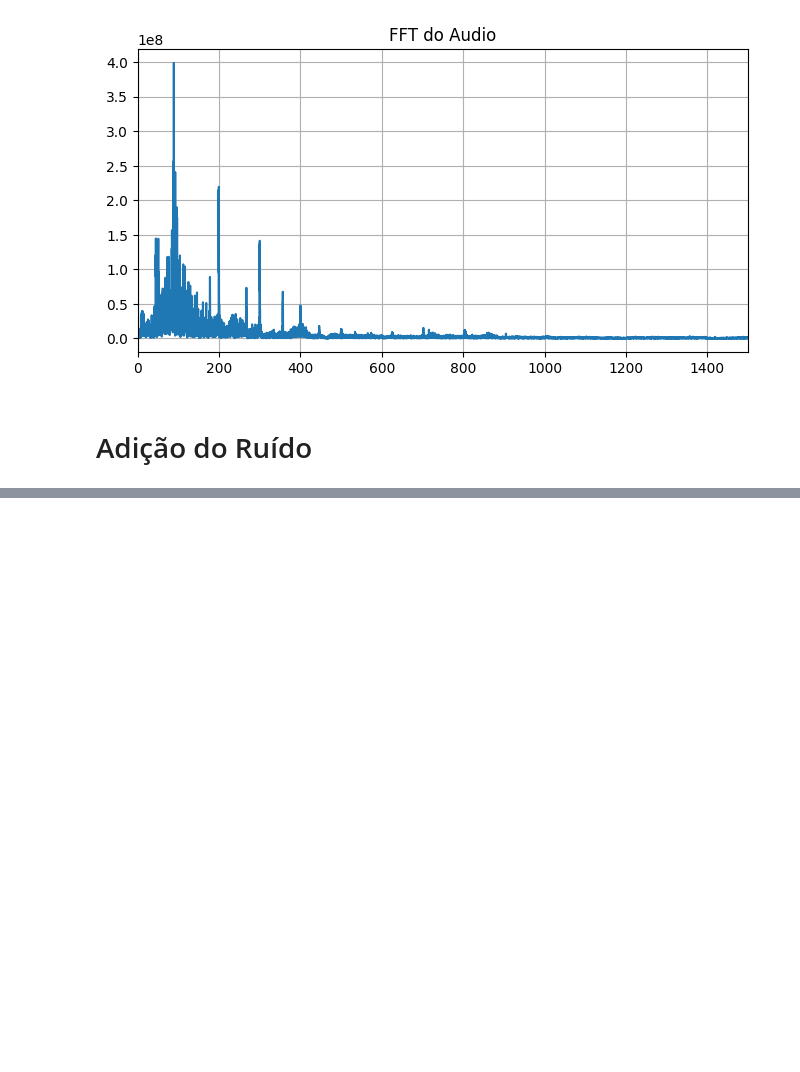
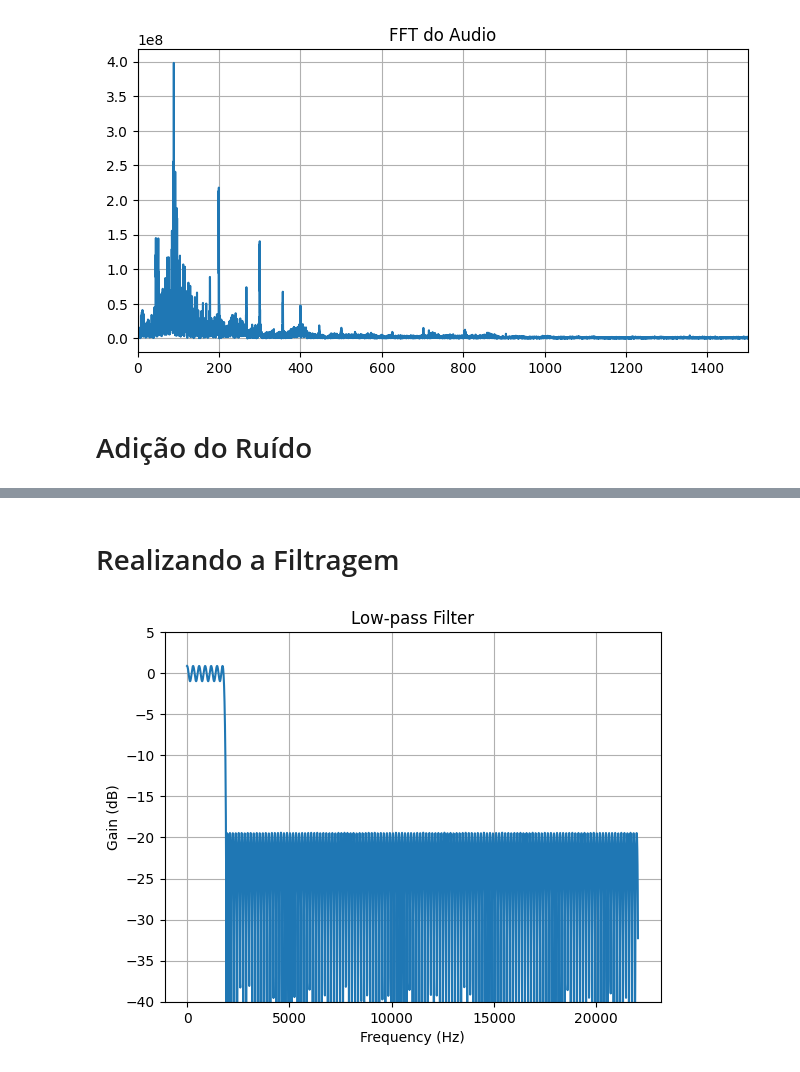
Before and after one commit to andrevale99/STD_DCA0107, a Jupyter notebook: U1/filtragem.ipynb, the cells around one changed output, grey strips where cells are left out. Cells and saved outputs as stored; diff of their text form; code cells hidden in the pictures; blank space fills up the shorter version.

Commit message:
Deve ser corrigido a lógica da filtragem.

```diff
--- a/U1/filtragem.ipynb
+++ b/U1/filtragem.ipynb
@@ -114,0 +114,27 @@ IPython.display.Audio("audio_ruidoso.wav")
+# %% [markdown]
+# Realizando a Filtragem
+# %%
+def plot_response(w, h, title):
+    "Utility function to plot response functions"
+    fig = plt.figure()
+    ax = fig.add_subplot(111)
+    ax.plot(w, 20*np.log10(np.abs(h)))
+    ax.set_ylim(-40, 5)
+    ax.grid(True)
+    ax.set_xlabel('Frequency (Hz)')
+    ax.set_ylabel('Gain (dB)')
+    ax.set_title(title)
+# %%
+num_taps = 300
+freq_cutoff = 1800
+transition_cutoff = 100
+
+taps = signal.remez(num_taps, [0, freq_cutoff, freq_cutoff + transition_cutoff, 0.5*fs],[1, 0], fs=fs)
+
+w, h = signal.freqz(taps, [1], worN=2000, fs=fs)
+
+plot_response(w, h, "Low-pass Filter")
+
+plt.show()
+# %% [output]
+[figure, added]
```
Also changed, not shown: parts of 6 cells of this notebook, 3 other files.
